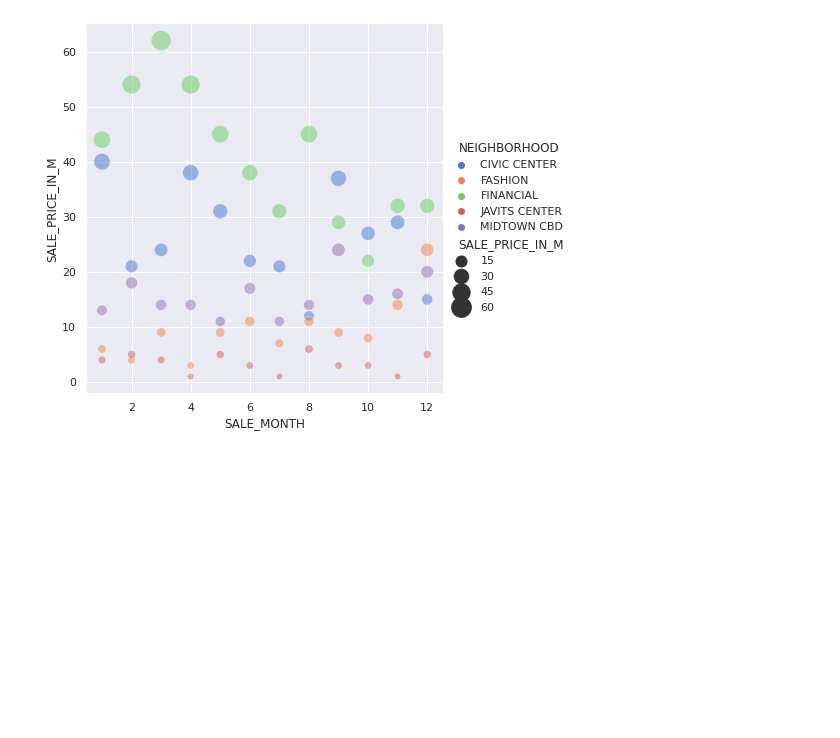
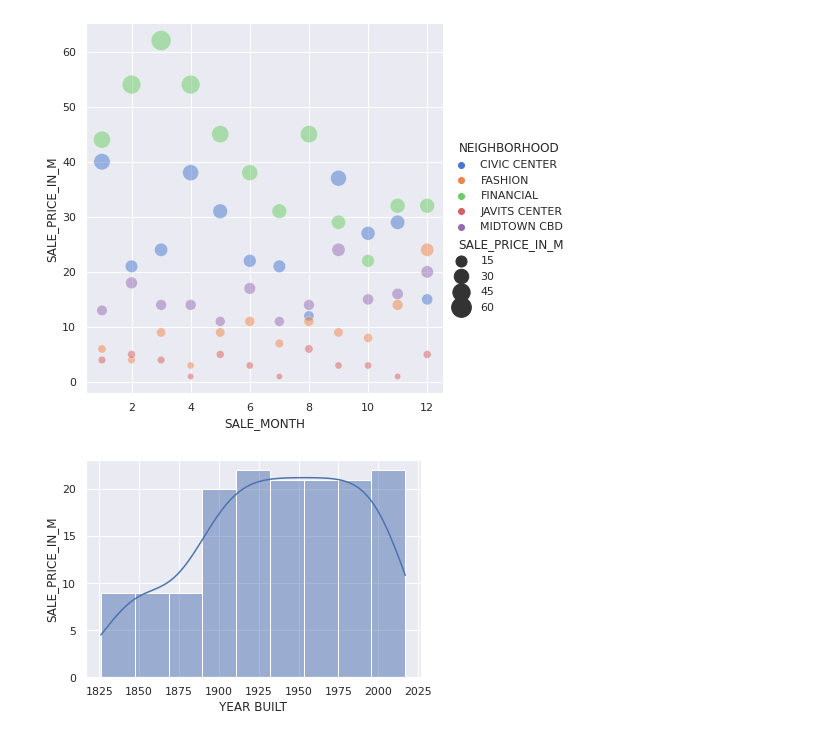
Before and after one commit to anton-asnitsky/naya-ds-2022-pandas, a Jupyter notebook: nyc-property-sales-eda.ipynb, the cells around one changed output. Saved outputs shown, nothing was run; the diff lists cells and outputs as text; code cells hidden in the pictures; blank space fills up the shorter version.

Commit message:
Kaggle Notebook | NYC Property Sales - EDA | Version 12

```diff
--- a/nyc-property-sales-eda.ipynb
+++ b/nyc-property-sales-eda.ipynb
@@ -96,6 +96,8 @@ clean_df['BOROUGH_NAME'].replace({'1':'Manhattan','2':'Bronx','3':'Brooklyn','4'
 clean_df['SALE_PRICE_IN_K'] = clean_df['SALE PRICE'].astype(np.float64) / 1000
 clean_df['SALE_PRICE_IN_M'] = clean_df['SALE PRICE'].astype(np.float64) / 1000000
 
+clean_df['YEAR_BUILT'] = clean_df['YEAR BUILT'].astype(np.float64)
+
 
 clean_df['SALE DATE'] = pd.to_datetime(clean_df['SALE DATE'])
 clean_df['SALE_MONTH']= clean_df['SALE DATE'].dt.month
@@ -176,3 +179,13 @@ ax.set(ylabel="SALE_PRICE_IN_M")
 plt.show()
 # %% [output]
 [figure]
+# %%
+year_built_vs_price = clean_df[['YEAR BUILT', 'SALE_PRICE_IN_M']]
+year_built_vs_price = year_built_vs_price[(year_built_vs_price['YEAR BUILT'] > 1800) & (year_built_vs_price['YEAR BUILT'] < 2023)].groupby('YEAR BUILT')[['SALE_PRICE_IN_M']].mean()
+year_built_vs_price = year_built_vs_price.reset_index(level=0)
+
+ax = sbs.histplot(year_built_vs_price['YEAR BUILT'], kde=True)
+ax.set(ylabel="SALE_PRICE_IN_M")
+plt.show()
+# %% [output]
+[figure, added]
```
Also changed, not shown: parts of 3 cells of this notebook.
